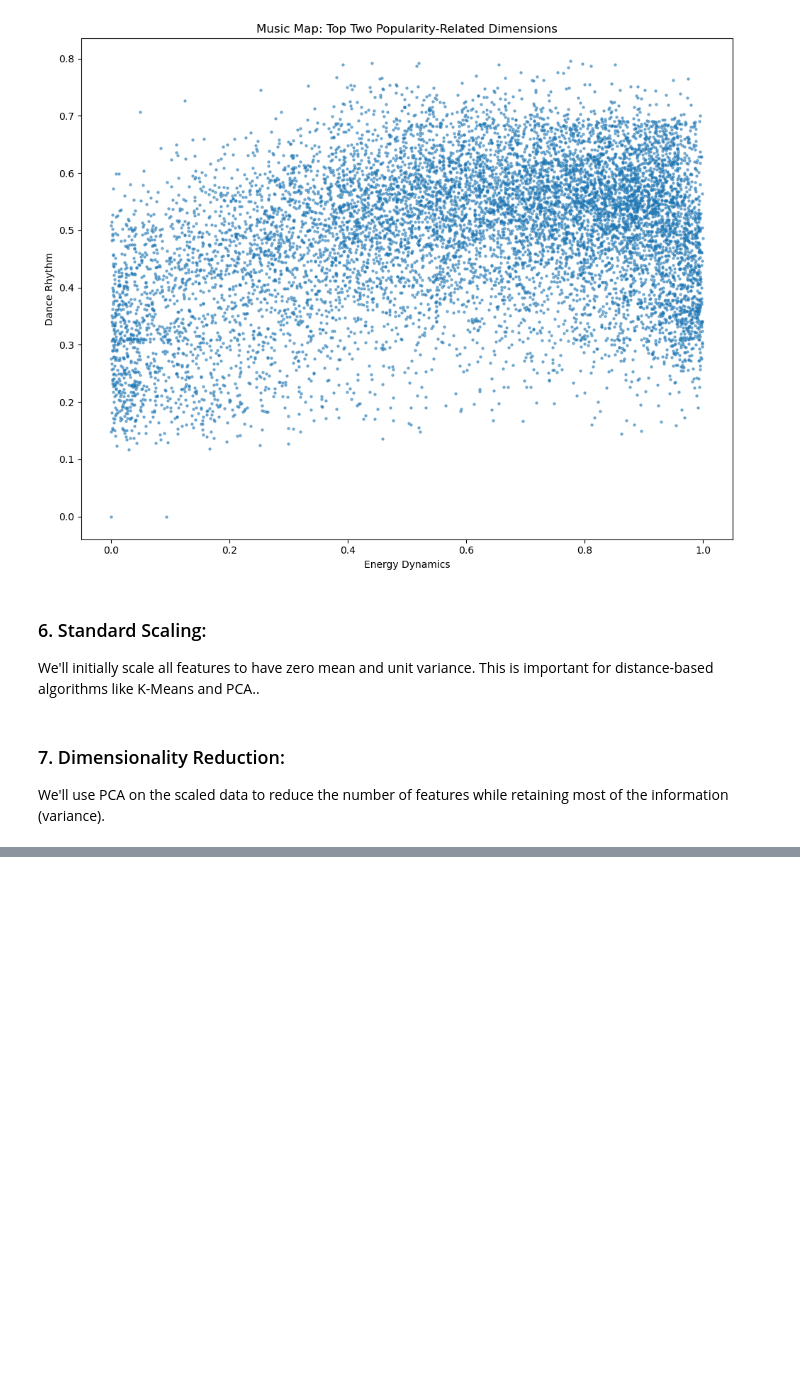
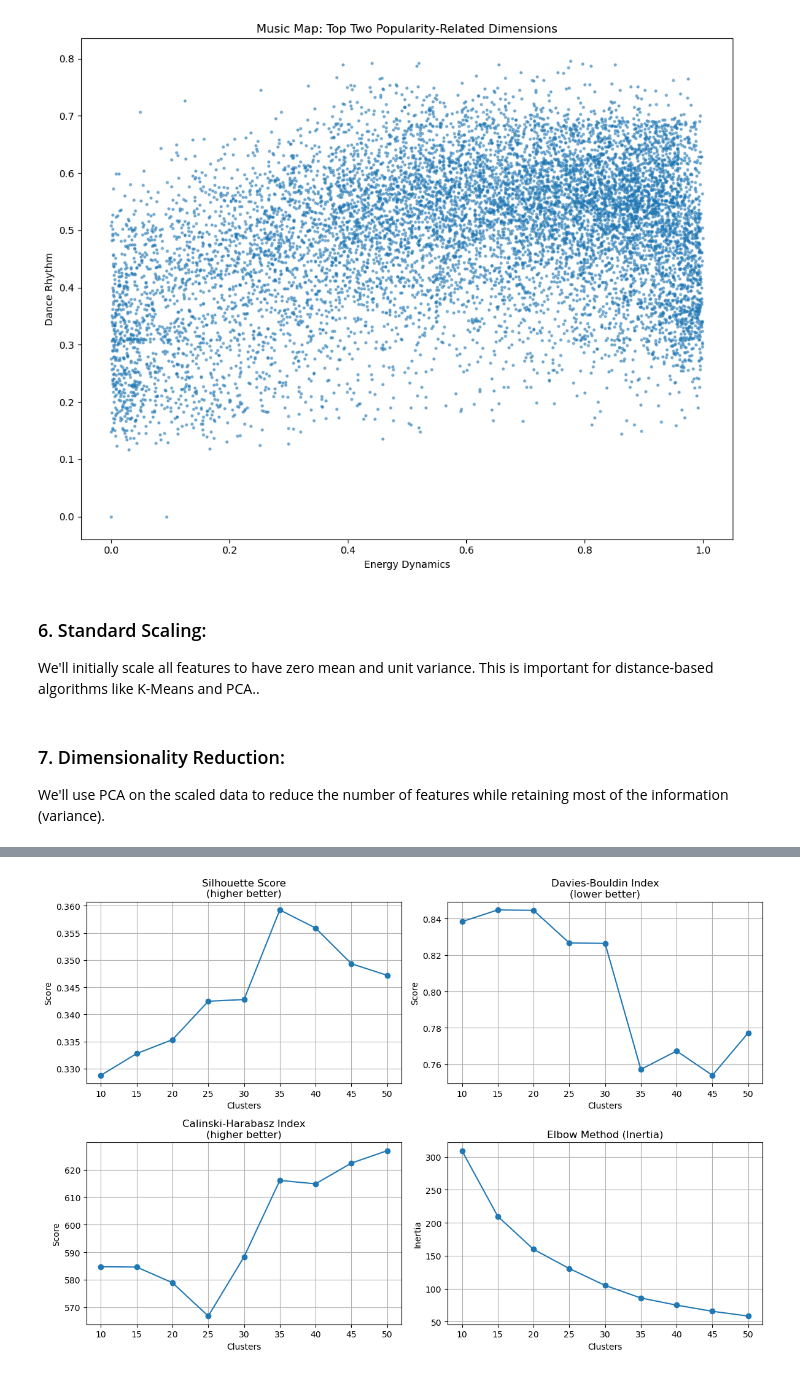
Before and after one commit to imaddde867/spotify-clusters, a Jupyter notebook: main.ipynb, the cells around one changed output, grey strips where cells are left out. Saved outputs shown, nothing was run; the diff lists cells and outputs as text; code cells hidden in the pictures; blank space fills up the shorter version.

```diff
--- a/main.ipynb
+++ b/main.ipynb
@@ -403,0 +353,85 @@ plt.show()
+# %%
+from sklearn.cluster import KMeans
+from sklearn.metrics import silhouette_score, davies_bouldin_score, calinski_harabasz_score
+import matplotlib.pyplot as plt
+import numpy as np
+import pandas as pd
+from tqdm import tqdm
+import time
+
+def evaluate_clusters(data, min_clusters=10, max_clusters=100, step=10):
+    print(f"Evaluating clusters ({min_clusters}-{max_clusters}, step: {step})...")
+    results = {'n_clusters': [], 'silhouette': [], 'davies_bouldin': [],
+               'calinski_harabasz': [], 'inertia': [], 'time': []}
+
+    sample_size = min(50000, len(data))
+    sampled_data = data.sample(n=sample_size, random_state=42) if sample_size < len(data) else data
+
+    for n in tqdm(range(min_clusters, max_clusters + 1, step)):
+        start_time = time.time()
+        kmeans = KMeans(n_clusters=n, random_state=42, n_init=10)
+        labels = kmeans.fit_predict(sampled_data)
+
+        results['n_clusters'].append(n)
+        results['silhouette'].append(silhouette_score(sampled_data, labels, sample_size=10000))
+        results['davies_bouldin'].append(davies_bouldin_score(sampled_data, labels))
+        results['calinski_harabasz'].append(calinski_harabasz_score(sampled_data, labels))
+        results['inertia'].append(kmeans.inertia_)
+        results['time'].append(time.time() - start_time)
+
+        print(f"Clusters: {n}, Silhouette: {results['silhouette'][-1]:.4f}, "
+              f"Davies-Bouldin: {results['davies_bouldin'][-1]:.4f}, "
+              f"Calinski-Harabasz: {results['calinski_harabasz'][-1]:.2f}, "
+              f"Time: {results['time'][-1]:.2f}s")
+
+    return results
+
+def plot_metrics(results):
+    fig, axes = plt.subplots(2, 2, figsize=(12, 8))
+
+    metrics = [
+        ('silhouette', 'Silhouette Score\n(higher better)', 0, 0),
+        ('davies_bouldin', 'Davies-Bouldin Index\n(lower better)', 0, 1),
+        ('calinski_harabasz', 'Calinski-Harabasz Index\n(higher better)', 1, 0),
+        ('inertia', 'Elbow Method (Inertia)', 1, 1)
+    ]
+
+    for metric, title, row, col in metrics:
+        axes[row, col].plot(results['n_clusters'], results[metric], 'o-')
+        axes[row, col].set_title(title)
+        axes[row, col].set_xlabel('Clusters')
+        axes[row, col].set_ylabel('Score' if metric != 'inertia' else 'Inertia')
+        axes[row, col].grid(True)
+
+    plt.tight_layout()
+    plt.savefig('cluster_metrics.png')
+    plt.show()
+    return fig
+
+def get_optimal_clusters(results):
+    # Normalize metrics
+    silhouette = (np.array(results['silhouette']) - min(results['silhouette'])) / \
+                 (max(results['silhouette']) - min(results['silhouette']))
+    db = 1 - (np.array(results['davies_bouldin']) - min(results['davies_bouldin'])) / \
+             (max(results['davies_bouldin']) - min(results['davies_bouldin']))
+    ch = (np.array(results['calinski_harabasz']) - min(results['calinski_harabasz'])) / \
+         (max(results['calinski_harabasz']) - min(results['calinski_harabasz']))
+
+    # Composite score
+    score = 0.4 * silhouette + 0.3 * db + 0.3 * ch
+    optimal_n = results['n_clusters'][np.argmax(score)]
+
+    print(f"Optimal clusters: {optimal_n}")
+    return optimal_n
+
+# Example usage with synthetic data
+if __name__ == "__main__":
+    # Generate sample data
+    np.random.seed(42)
+    data = pd.DataFrame(np.random.randn(1000, 2))
+
+    # Call functions
+    results = evaluate_clusters(data, min_clusters=10, max_clusters=50, step=5)
+    plot_metrics(results)
+    optimal_n = get_optimal_clusters(results)
+# %% [output]
@@ -403,0 +448 @@ plt.show()
+[figure, added]
```
Also changed, not shown: parts of 16 cells of this notebook, 5 other files.
